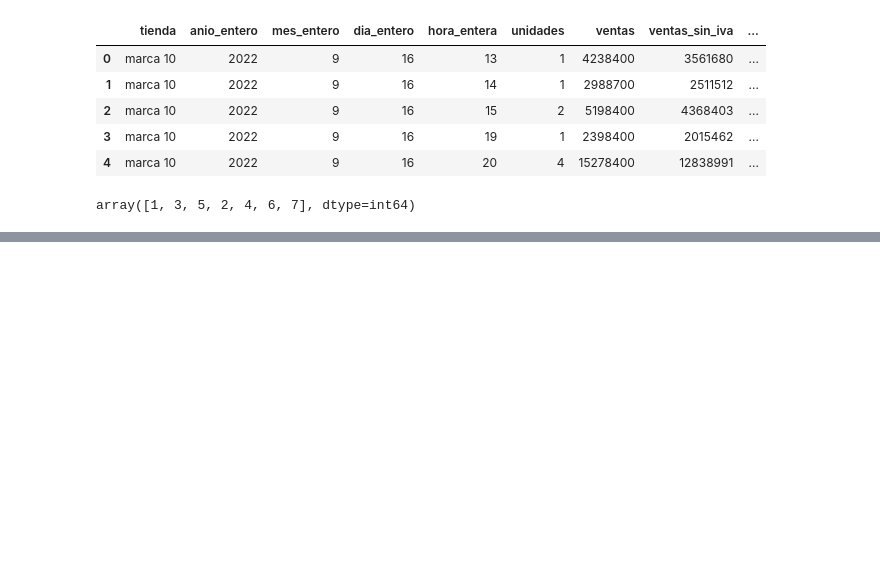
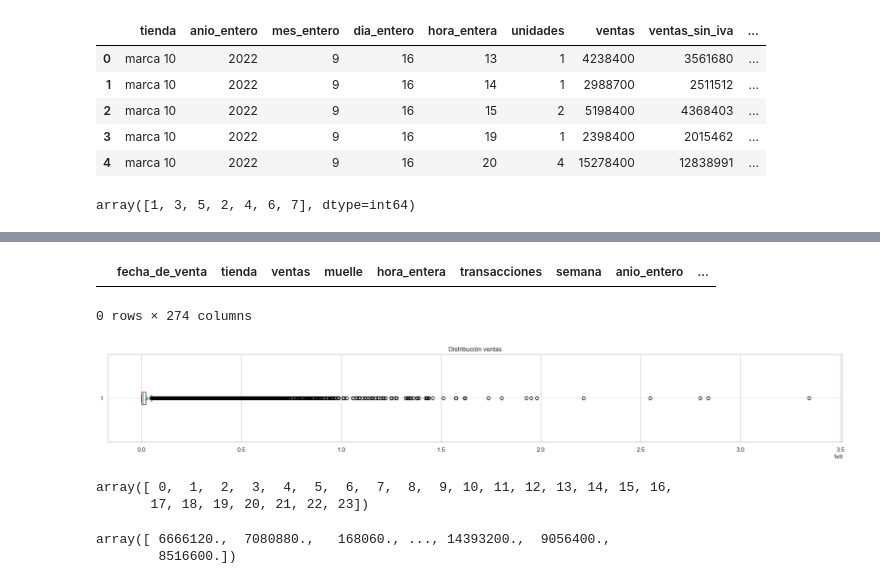
Before and after one commit to Porras53/Proyecto-Ciencia-de-datos-202320, a Jupyter notebook: Proyecto OPAIN.ipynb, the cells around one changed output, grey strips where cells are left out. Saved outputs shown, nothing was run; the diff lists cells and outputs as text; code cells hidden in the pictures; blank space fills up the shorter version.

```diff
--- a/Proyecto OPAIN.ipynb
+++ b/Proyecto OPAIN.ipynb
@@ -970,0 +1139,2 @@ array(['TIENDA 1', 'TIENDA 4', 'TIENDA 5', 'TIENDA 6', 'TIENDA 3',
+# %%
+dataframe_unificado_final = pd.concat([dataframe_unificado,marcas_dummies,tiendas_dummies])
@@ -970,0 +1165,2 @@ array(['TIENDA 1', 'TIENDA 4', 'TIENDA 5', 'TIENDA 6', 'TIENDA 3',
+# %%
+dataframe_unificado_final = dataframe_unificado_final[dataframe_unificado_final['anio_entero']>=2022]
@@ -970,0 +1191,16 @@ array(['TIENDA 1', 'TIENDA 4', 'TIENDA 5', 'TIENDA 6', 'TIENDA 3',
+# %%
+dataframe_unificado_final=dataframe_unificado_final[~(dataframe_unificado_final['hora_entera']=='1905-07-16 00') & ~(dataframe_unificado_final['hora_entera'].isna())].copy()
+# %%
+dataframe_unificado_final=dataframe_unificado_final[(dataframe_unificado_final['ventas']>=0)].copy()
+# %%
+dataframe_unificado_final[(dataframe_unificado_final['ventas'].isna())]
+# %% [output]
+|  | fecha_de_venta | tienda | ventas | muelle | hora_entera | transacciones | semana | anio_entero | ... |
+0 rows × 274 columns
+# %%
+plt.figure(figsize=(25, 3))
+plt.boxplot(dataframe_unificado_final[["ventas"]] , showmeans=True, vert=False)
+plt.title("Distribución ventas")
+plt.show()
+# %% [output]
+[figure, added]
@@ -970,0 +1209,10 @@ array(['TIENDA 1', 'TIENDA 4', 'TIENDA 5', 'TIENDA 6', 'TIENDA 3',
+# %%
+dataframe_unificado_final['hora_entera'].unique()
+# %% [output]
+array([ 0,  1,  2,  3,  4,  5,  6,  7,  8,  9, 10, 11, 12, 13, 14, 15, 16,
+       17, 18, 19, 20, 21, 22, 23])
+# %%
+dataframe_unificado_final['ventas'].unique()
+# %% [output]
+array([ 6666120.,  7080880.,   168060., ..., 14393200.,  9056400.,
+        8516600.])
```
Also changed, not shown: parts of 40 cells of this notebook.
